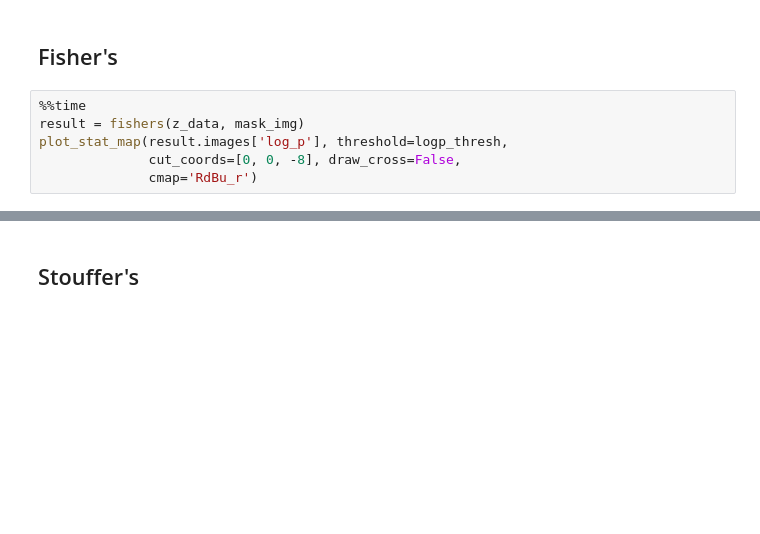
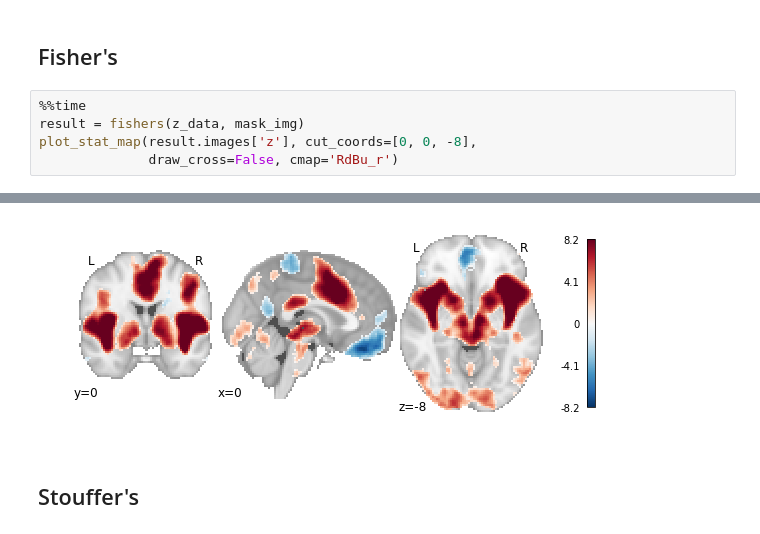
Before and after one commit to neurostuff/NiMARE, a Jupyter notebook: examples/nidm_pain_meta-analyses.ipynb, the cells around one changed output, grey strips where cells are left out. Drawn from its saved outputs; the diff is of its cells as text; blank space fills up the shorter version.

Commit message:
populate notebook with good images

```diff
--- a/examples/nidm_pain_meta-analyses.ipynb
+++ b/examples/nidm_pain_meta-analyses.ipynb
@@ -99,6 +101,6 @@ print('{0} studies found.'.format(z_data.shape[0]))
 # %%
 %%time
 result = fishers(z_data, mask_img)
-plot_stat_map(result.images['log_p'], threshold=logp_thresh,
-              cut_coords=[0, 0, -8], draw_cross=False,
-              cmap='RdBu_r')
+plot_stat_map(result.images['z'], cut_coords=[0, 0, -8],
+              draw_cross=False, cmap='RdBu_r')
+# %% [output]
@@ -105,3 +109,4 @@ plot_stat_map(result.images['log_p'], threshold=logp_thresh,
+[figure, added]
 # %% [markdown]
 ## Stouffer's
 # %% [markdown]
```
Also changed, not shown: parts of 19 cells of this notebook.
